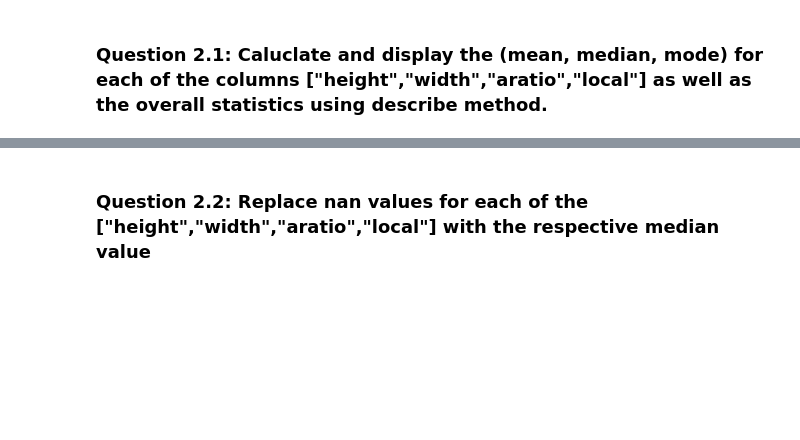
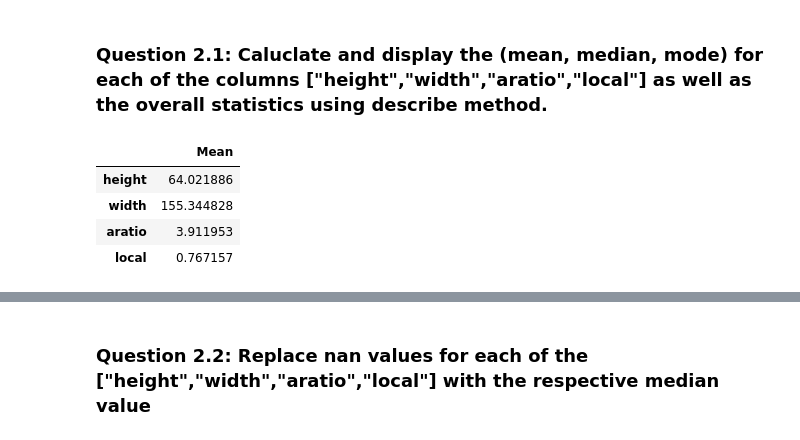
Before and after one commit to rodolfolermacontreras/ML_1_Assignment_4_Real, a Jupyter notebook: Mlearn510-Lesson04-Rodolfo_Lerma.ipynb, the cells around one changed output, grey strips where cells are left out. Cells and saved outputs as stored; diff of their text form; code cells hidden in the pictures; blank space fills up the shorter version.

```diff
--- a/Mlearn510-Lesson04-Rodolfo_Lerma.ipynb
+++ b/Mlearn510-Lesson04-Rodolfo_Lerma.ipynb
@@ -76,0 +170,16 @@ import numpy as np
+# %%
+#Mean
+mean_list = []
+for i in sample_columns:
+    mean = np.mean(internetAd[i])
+    mean_list.append(mean)
+
+mean_dic = {sample_columns[i]: mean_list[i] for i in range(len(mean_list))}
+mean_df = pd.DataFrame.from_dict(mean_dic, orient='index').rename(columns={0: 'Mean'})
+mean_df
+# %% [output]
+|  | Mean |
+| height | 64.021886 |
+| width | 155.344828 |
+| aratio | 3.911953 |
+| local | 0.767157 |
```
Also changed, not shown: parts of 22 cells of this notebook.
